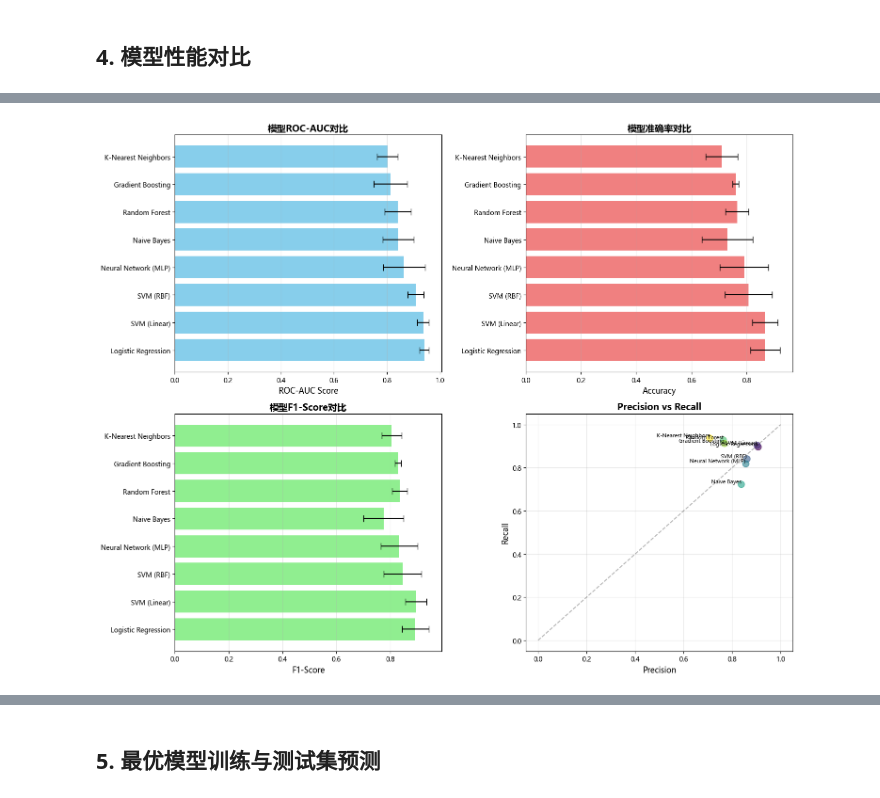
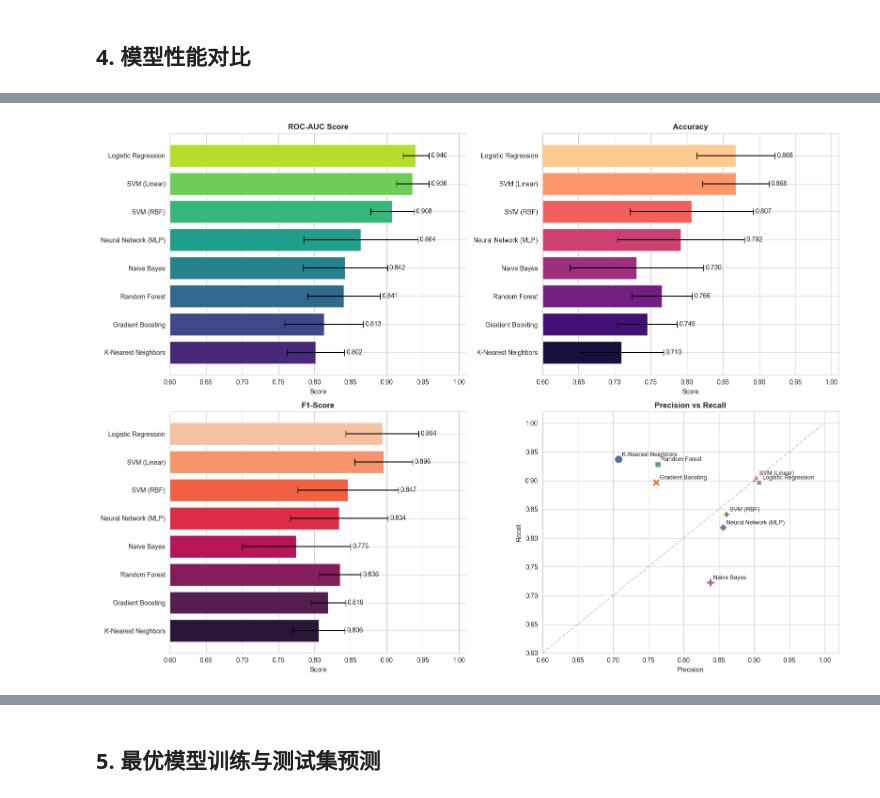
Before and after one commit to TZ-WYmail/AAI-HDTL-Transfer-High-Dimensional-Tabular-Learning-with-Cross-Domain-Transfer, a Jupyter notebook: src/model_training_and_evaluation.ipynb, the cells around one changed output, grey strips where cells are left out. Saved outputs shown, nothing was run; the diff lists cells and outputs as text; code cells hidden in the pictures.

```diff
--- a/src/model_training_and_evaluation.ipynb
+++ b/src/model_training_and_evaluation.ipynb
@@ -646,9 +636,8 @@ print("="*60)
 # %% [markdown]
 ## 4. 模型性能对比
 # %%
-# 创建结果对比表
 results_df = pd.DataFrame(results).T
-results_df = results_df.sort_values('test_roc_auc', ascending=False)
+results_df = results_df.sort_values('test_roc_auc', ascending=True)
 
 print("\n" + "="*80)
 print("模型性能对比 (按ROC-AUC排序)")
@@ -670,12 +659,7 @@ display_df.columns = [
     'Time(s)'
 ]
 
-print(display_df.round(4))
-
-# 找出最优模型
-best_model_name = results_df.index[0]
-print(f"\n最优模型 (基于ROC-AUC): {best_model_name}")
-print(f"ROC-AUC: {results_df.iloc[0]['test_roc_auc']:.4f}")
+print(display_df.round(4).sort_values('ROC-AUC', ascending=False))
 # %% [output]
 ================================================================================
 模型性能对比 (按ROC-AUC排序)
@@ -697,53 +681,66 @@ ROC-AUC: 0.9405
 # %%
-# 可视化对比
-fig, axes = plt.subplots(2, 2, figsize=(15, 12))
+sns.set_style("whitegrid")
 
-# ROC-AUC对比
+fig, axes = plt.subplots(2, 2, figsize=(16, 12))
+plt.subplots_adjust(wspace=0.3, hspace=0.3)
+
+
+x_min = 0.6
+x_max = 1.01
+
+model_names = results_df.index
+
+# --- 1. ROC-AUC 对比 ---
 ax1 = axes[0, 0]
-model_names = results_df.index
-roc_aucs = results_df['test_roc_auc']
-roc_stds = results_df['test_roc_auc_std']
-ax1.barh(model_names, roc_aucs, xerr=roc_stds, capsize=5, color='skyblue')
-ax1.set_xlabel('ROC-AUC Score', fontsize=12)
-ax1.set_title('模型ROC-AUC对比', fontsize=14, fontweight='bold')
-ax1.grid(axis='x', alpha=0.3)
+bars1 = ax1.barh(model_names, results_df['test_roc_auc'], xerr=results_df['test_roc_auc_std'],
+                 capsize=5, color=sns.color_palette("viridis", len(model_names)))
+ax1.set_xlabel('Score')
+ax1.set_title('ROC-AUC Score', fontweight='bold')
+ax1.set_xlim(x_min, x_max)
+ax1.bar_label(bars1, fmt='%.3f', padding=3)
 
-# Accuracy对比
+# --- 2. Accuracy 对比 ---
 ax2 = axes[0, 1]
-accuracies = results_df['test_accuracy']
-acc_stds = results_df['test_accuracy_std']
-ax2.barh(model_names, accuracies, xerr=acc_stds, capsize=5, color='lightcoral')
-ax2.set_xlabel('Accuracy', fontsize=12)
-ax2.set_title('模型准确率对比', fontsize=14, fontweight='bold')
-ax2.grid(axis='x', alpha=0.3)
+bars2 = ax2.barh(model_names, results_df['test_accuracy'], xerr=results_df['test_accuracy_std'],
+                 capsize=5, color=sns.color_palette("magma", len(model_names)))
+ax2.set_xlabel('Score')
+ax2.set_title('Accuracy', fontweight='bold')
+ax2.set_xlim(x_min, x_max)
+ax2.bar_label(bars2, fmt='%.3f', padding=3)
 
-# F1-Score对比
+# --- 3. F1-Score 对比 ---
 ax3 = axes[1, 0]
-f1_scores = results_df['test_f1']
-f1_stds = results_df['test_f1_std']
-ax3.barh(model_names, f1_scores, xerr=f1_stds, capsize=5, color='lightgreen')
-ax3.set_xlabel('F1-Score', fontsize=12)
-ax3.set_title('模型F1-Score对比', fontsize=14, fontweight='bold')
-ax3.grid(axis='x', alpha=0.3)
+bars3 = ax3.barh(model_names, results_df['test_f1'], xerr=results_df['test_f1_std'],
+                 capsize=5, color=sns.color_palette("rocket", len(model_names)))
+ax3.set_xlabel('Score')
+ax3.set_title('F1-Score', fontweight='bold')
+ax3.set_xlim(x_min, x_max)
+ax3.bar_label(bars3, fmt='%.3f', padding=3)
 
-# Precision vs Recall
+# --- 4. Precision vs Recall ---
 ax4 = axes[1, 1]
-precisions = results_df['test_precision']
-recalls = results_df['test_recall']
-ax4.scatter(precisions, recalls, s=100, alpha=0.6, c=range(len(model_names)), cmap='viridis')
+
+sns.scatterplot(data=results_df, x='test_precision', y='test_recall', ax=ax4, s=150,
+                hue=results_df.index, style=results_df.index, palette="deep", legend=False)
+
 for i, name in enumerate(model_names):
-    ax4.annotate(name, (precisions[i], recalls[i]),
-                fontsize=8, ha='right', va='bottom')
-ax4.set_xlabel('Precision', fontsize=12)
-ax4.set_ylabel('Recall', fontsize=12)
-ax4.set_title('Precision vs Recall', fontsize=14, fontweight='bold')
-ax4.grid(alpha=0.3)
-ax4.plot([0, 1], [0, 1], 'k--', alpha=0.3)
+    ax4.annotate(name,
+                 (results_df['test_precision'][i], results_df['test_recall'][i]),
+                 xytext=(5, 5), textcoords='offset points', fontsize=9)
+
+ax4.set_xlabel('Precision')
+ax4.set_ylabel('Recall')
+ax4.set_title('Precision vs Recall', fontweight='bold')
+ax4.set_xlim(0.6, 1.02)
+ax4.set_ylim(0.6, 1.02)
+ax4.plot([0.6, 1.0], [0.6, 1.0], 'k--', alpha=0.2)
 
 plt.tight_layout()
-plt.savefig('../docs/images/07_model_comparison.png', dpi=300, bbox_inches='tight')
+plt.savefig('../docs/images/07_model_comparison_optimized.png', dpi=300, bbox_inches='tight')
 plt.show()
 
-print("性能对比图已保存到 ../docs/images/07_model_comparison.png")
+best_model_name = results_df.sort_values('test_roc_auc', ascending=False).index[0]
+print(f"\n最优模型 (基于ROC-AUC): {best_model_name}")
+print(f"ROC-AUC: {results_df.loc[best_model_name, 'test_roc_auc']:.4f}")
 # %% [output]
-[figure, old version]
+[figure, new version]
```
Also changed, not shown: parts of 13 cells of this notebook, 3 other files.
